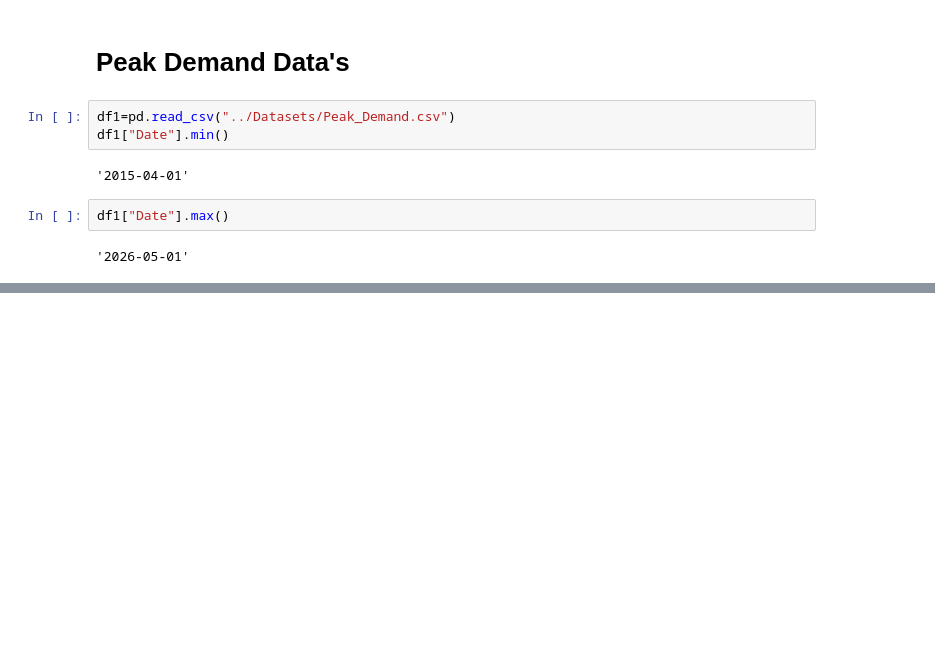
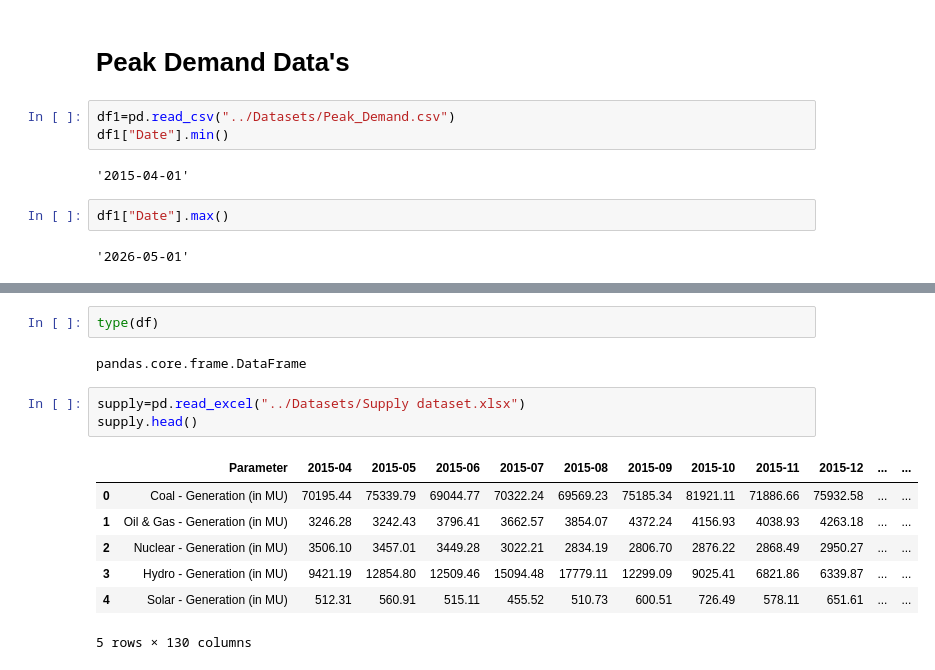
Before and after one commit to tamil43/Final-year-project-2027, a Jupyter notebook: Electricity Demand and Supply Forecasting/Data_pre_processing/exploring_data.ipynb, the cells around one changed output, grey strips where cells are left out. Saved outputs shown, nothing was run; the diff lists cells and outputs as text; blank space fills up the shorter version.

```diff
--- a/Electricity Demand and Supply Forecasting/Data_pre_processing/exploring_data.ipynb
+++ b/Electricity Demand and Supply Forecasting/Data_pre_processing/exploring_data.ipynb
@@ -58,0 +82,15 @@ df1["Date"].max()
+# %%
+type(df)
+# %% [output]
+pandas.core.frame.DataFrame
+# %%
+supply=pd.read_excel("../Datasets/Supply dataset.xlsx")
+supply.head()
+# %% [output]
+|  | Parameter | 2015-04 | 2015-05 | 2015-06 | 2015-07 | 2015-08 | 2015-09 | 2015-10 | 2015-11 | 2015-12 | ... | ... |
+| 0 | Coal - Generation (in MU) | 70195.44 | 75339.79 | 69044.77 | 70322.24 | 69569.23 | 75185.34 | 81921.11 | 71886.66 | 75932.58 | ... | ... |
+| 1 | Oil & Gas - Generation (in MU) | 3246.28 | 3242.43 | 3796.41 | 3662.57 | 3854.07 | 4372.24 | 4156.93 | 4038.93 | 4263.18 | ... | ... |
+| 2 | Nuclear - Generation (in MU) | 3506.10 | 3457.01 | 3449.28 | 3022.21 | 2834.19 | 2806.70 | 2876.22 | 2868.49 | 2950.27 | ... | ... |
+| 3 | Hydro - Generation (in MU) | 9421.19 | 12854.80 | 12509.46 | 15094.48 | 17779.11 | 12299.09 | 9025.41 | 6821.86 | 6339.87 | ... | ... |
+| 4 | Solar - Generation (in MU) | 512.31 | 560.91 | 515.11 | 455.52 | 510.73 | 600.51 | 726.49 | 578.11 | 651.61 | ... | ... |
+5 rows × 130 columns
```
Also changed, not shown: parts of 9 cells of this notebook, 20 other files.
